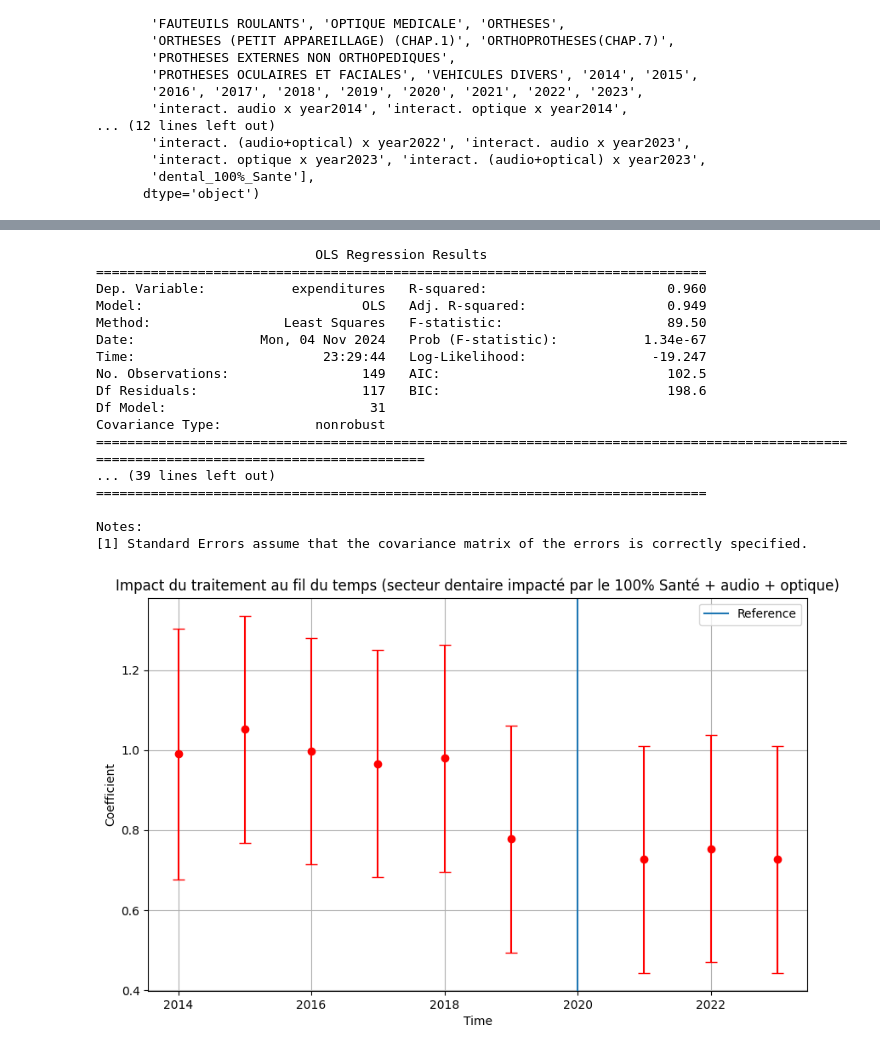
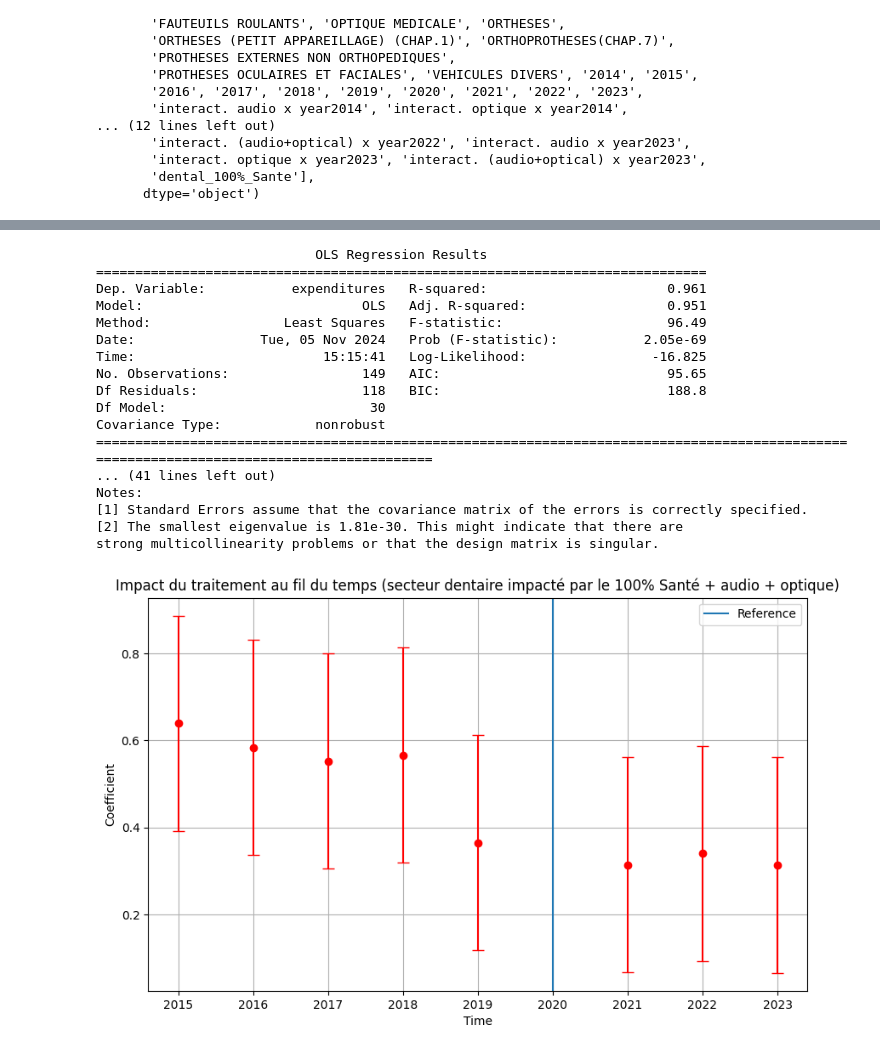
Before and after one commit to bparent11/analysingEffectOfHealthPlanInFrance, a Jupyter notebook: code/regression.ipynb, the cells around one changed output, grey strips where cells are left out. Drawn from its saved outputs; the diff is of its cells as text; code cells hidden in the pictures.

```diff
--- a/code/regression.ipynb
+++ b/code/regression.ipynb
@@ -1449,7 +1079,7 @@ df["expenditures"] = np.log(df["expenditures"])
 # %%
 import statsmodels.api as sm
 
-X = df.drop(columns=(["expenditures"] + [col for col in df.columns if "2020" in col] + [col for col in df.columns if "audio" in col.lower() or "optique" in col.lower()]))
+X = df.drop(columns=(["expenditures"] + [col for col in df.columns if "2020" in col] + [col for col in df.columns if "2014" in col] + [col for col in df.columns if "audio" in col.lower() or "optique" in col.lower()]))
 X = sm.add_constant(X)
 y = df["expenditures"]
 model = sm.OLS(y, X).fit()
@@ -1582,12 +1196,15 @@ Index(['expenditures',
+# %%
+df.columns
+df = df.drop(columns=["2014"])
 # %%
 for col in df.filter(like="20").columns:
-    df[f"interact. (audio + optical + dental100%santé) x {col}"] = df[col] * (df["dental_100%_Sante"] + df["AUDIOPROTHESES ET ENTRETIEN, REPARATIONS ET ACCESSOIRES POUR PROCESSEUR"] + df["OPTIQUE MEDICALE"])
+    df[f"interact. (audio + optical + dental100%santé) x {col}"] = df[col] * ((df["dental_100%_Sante"]) + df["AUDIOPROTHESES ET ENTRETIEN, REPARATIONS ET ACCESSOIRES POUR PROCESSEUR"] + df["OPTIQUE MEDICALE"])
 # %%
 df["expenditures"] = np.log(df["expenditures"])
 # %%
 import statsmodels.api as sm
 
-X = df.drop(columns=(["expenditures"] + [col for col in df.columns if "2020" in col] + [col for col in df.columns if "audioprot" in col.lower() or "optique" in col.lower()]))
+X = df.drop(columns=(["expenditures"] + [col for col in df.columns if "2020" in col])) #+ #[col for col in df.columns if "audioprot" in col.lower() or "optique" in col.lower()]))
 X = sm.add_constant(X)
 y = df["expenditures"]
 model = sm.OLS(y, X).fit()
@@ -1595,38 +1212,38 @@ print(model.summary())
 # %% [output]
                             OLS Regression Results
 ==============================================================================
-Dep. Variable:           expenditures   R-squared:                       0.960
-Model:                            OLS   Adj. R-squared:                  0.949
-Method:                 Least Squares   F-statistic:                     89.50
-Date:                Mon, 04 Nov 2024   Prob (F-statistic):           1.34e-67
-Time:                        23:29:44   Log-Likelihood:                -19.247
-No. Observations:                 149   AIC:                             102.5
-Df Residuals:                     117   BIC:                             198.6
-Df Model:                          31
+Dep. Variable:           expenditures   R-squared:                       0.961
+Model:                            OLS   Adj. R-squared:                  0.951
+Method:                 Least Squares   F-statistic:                     96.49
+Date:                Tue, 05 Nov 2024   Prob (F-statistic):           2.05e-69
+Time:                        15:15:41   Log-Likelihood:                -16.825
+No. Observations:                 149   AIC:                             95.65
+Df Residuals:                     118   BIC:                             188.8
+Df Model:                          30
 Covariance Type:            nonrobust
-==========================================================================================================================================
-... (39 lines left out)
-==============================================================================
-
+===========================================================================================================================================
+... (41 lines left out)
 Notes:
 [1] Standard Errors assume that the covariance matrix of the errors is correctly specified.
+[2] The smallest eigenvalue is 1.81e-30. This might indicate that there are
+strong multicollinearity problems or that the design matrix is singular.
 # %%
-time_periods = [i+2014 for i in range(6)] + [i+2021 for i in range(3)]
-coefficients = model.params[-9:]
-std_errors = model.bse[-9:]
+time_periods = [i+2015 for i in range(5)] + [i+2021 for i in range(3)]
+coefficients = model.params[-8:]
+std_errors = model.bse[-8:]
 
 
 plt.figure(figsize=(10, 6))
 
 plt.errorbar(time_periods, coefficients, yerr=std_errors, fmt='o', color='red', ecolor='red', capsize=5)
 
 plt.xlabel("Time")
 plt.ylabel("Coefficient")
 plt.title("Impact du traitement au fil du temps (secteur dentaire impacté par le 100% Santé + audio + optique)")
 plt.axvline(x=2020, label="Reference")
 plt.grid(True)
 
 plt.legend()
 plt.show()
 # %% [output]
-[figure, old version]
+[figure, new version]
```
Also changed, not shown: parts of 109 cells of this notebook, 1 other file.
